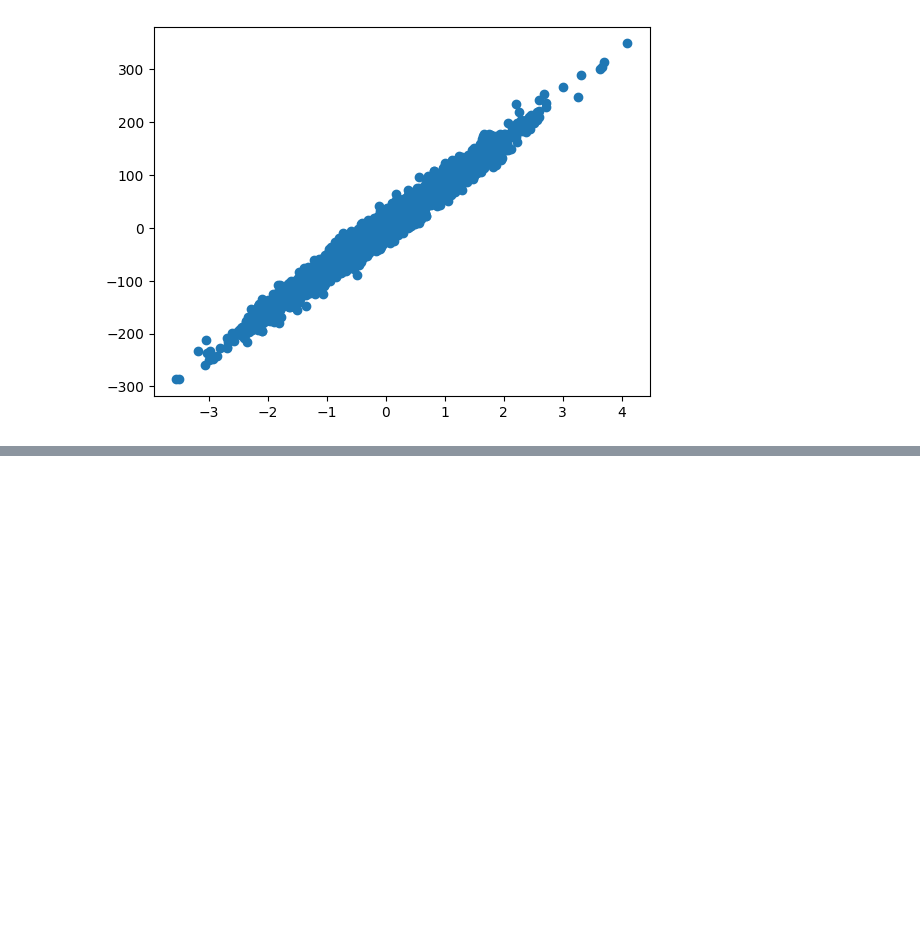
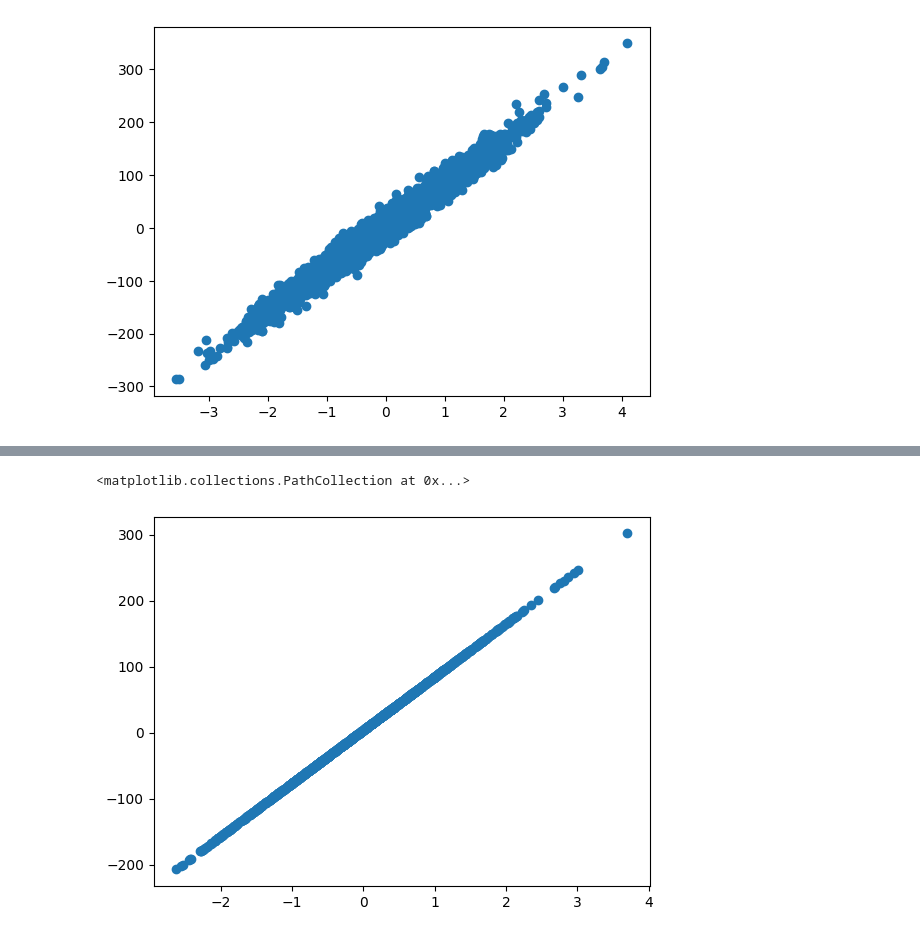
Before and after one commit to Wriath18/Marks_Prediction_Linearregression, a Jupyter notebook: train.ipynb, the cells around one changed output, grey strips where cells are left out. Cells and saved outputs as stored; diff of their text form; code cells hidden in the pictures; blank space fills up the shorter version.

```diff
--- a/train.ipynb
+++ b/train.ipynb
@@ -20,0 +86,14 @@ devations_y = np.zeros((len(Y_data), 1))
+# %%
+test_data = pd.read_csv("./Test Cases/Linear_X_Test.csv")
+test_data = test_data.values
+# %%
+y_predictions = np.zeros((len(test_data), 1))
+
+for i in range(len(test_data)):
+    y_predictions[i] = (m*test_data[i] + c)
+
+y_predictions
+plt.scatter(test_data, y_predictions)
+# %% [output]
+<matplotlib.collections.PathCollection at 0x...>
+[figure, added]
```
Also changed, not shown: parts of 8 cells of this notebook.
